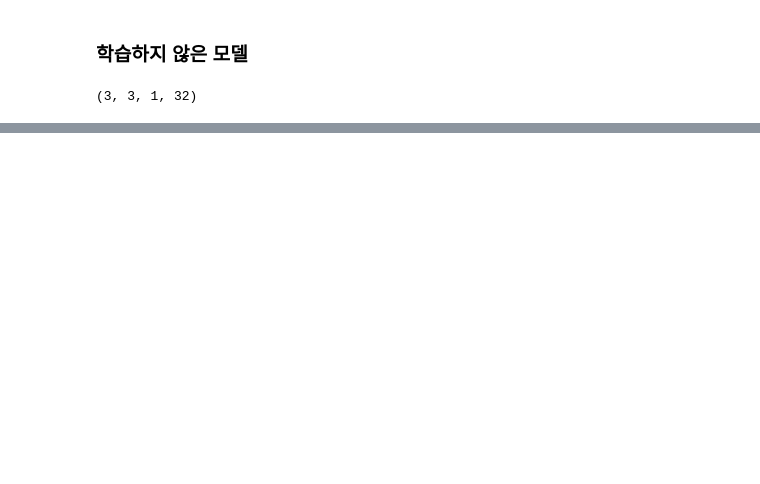
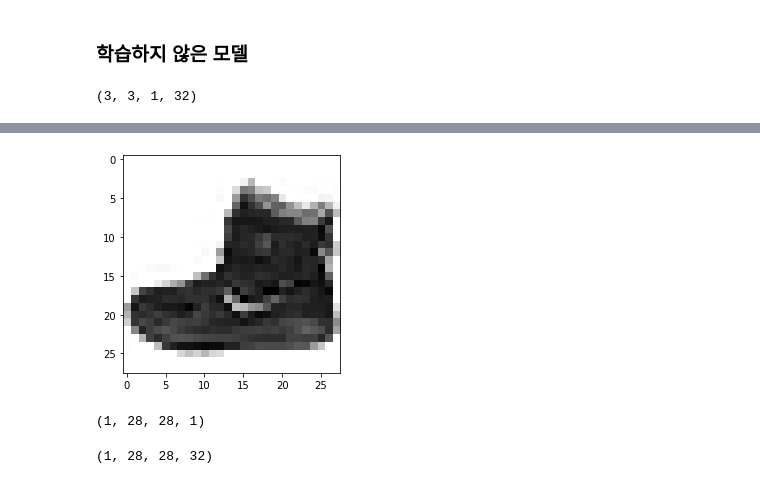
Before and after one commit to serinss/seSAC_ML_DL, a Jupyter notebook: 08_3_합성곱_신경망의_시각화.ipynb, the cells around one changed output, grey strips where cells are left out. Saved outputs shown, nothing was run; the diff lists cells and outputs as text; code cells hidden in the pictures; blank space fills up the shorter version.

```diff
--- a/08_3_합성곱_신경망의_시각화.ipynb
+++ b/08_3_합성곱_신경망의_시각화.ipynb
@@ -264,0 +354,15 @@ print(no_training_weights.mean(), no_training_weights.std())
+# %%
+plt.imshow(X_train[0], cmap='gray_r')
+plt.show()
+# %% [output]
+[figure, added]
+# %%
+inputs = X_train[0:1].reshape(-1, 28, 28, 1)/255.0
+inputs.shape #샘플이 1건이므로 (1,)
+# %% [output]
+(1, 28, 28, 1)
+# %%
+feature_maps = conv_acti.predict(inputs)
+feature_maps.shape #FeatureMap은 32개
+# %% [output]
+(1, 28, 28, 32)
```
Also changed, not shown: parts of 29 cells of this notebook.
